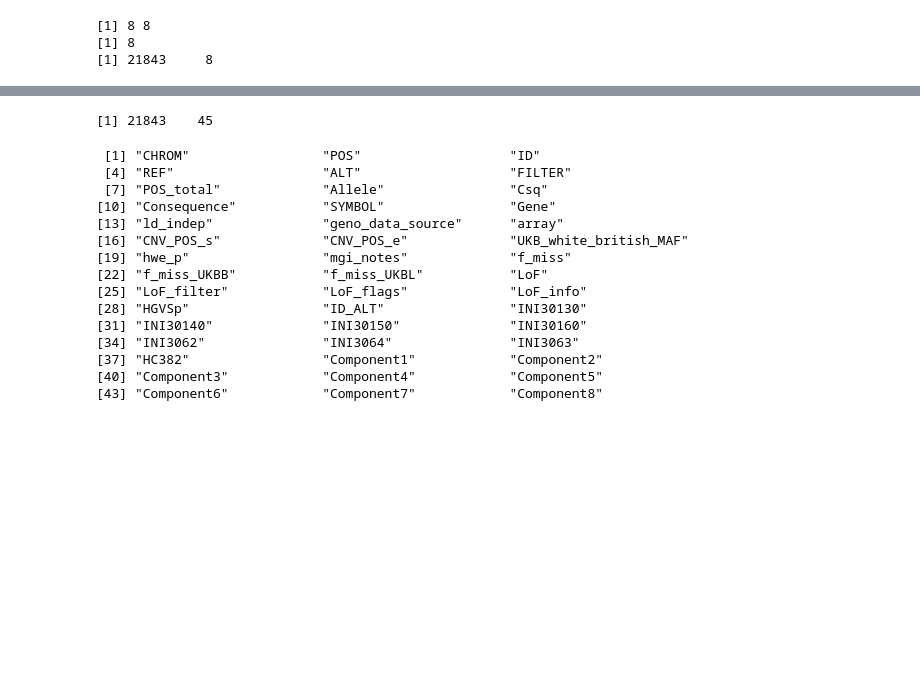
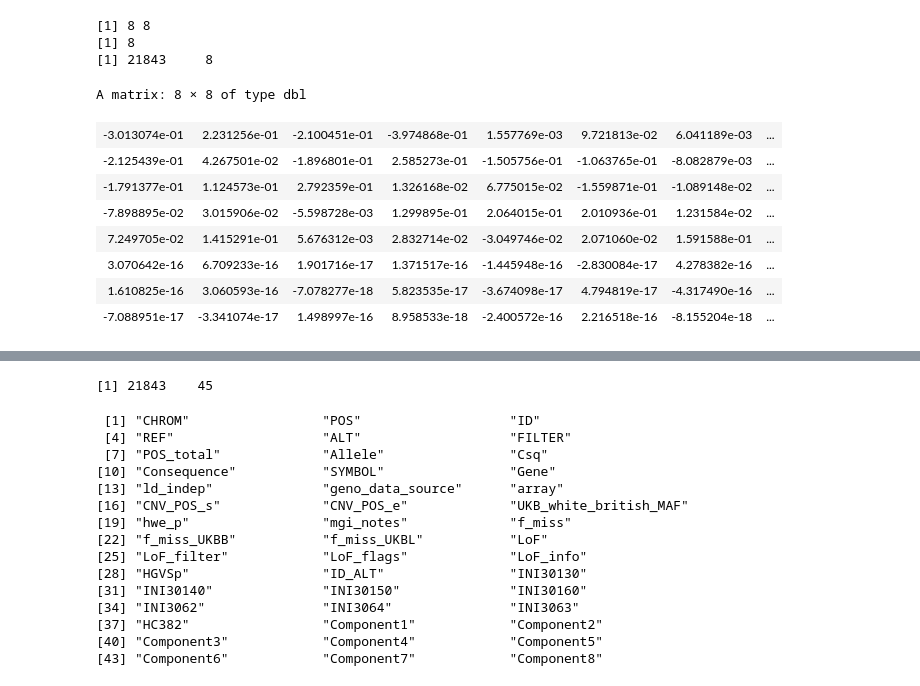
Before and after one commit to rivas-lab/biobank-methods-dev, a Jupyter notebook: notebook/20210422_SRRR/Asthma/1_extract_weights.ipynb, the cells around one changed output, grey strips where cells are left out. Cells and saved outputs as stored; diff of their text form; code cells hidden in the pictures; blank space fills up the shorter version.

```diff
--- a/notebook/20210422_SRRR/Asthma/1_extract_weights.ipynb
+++ b/notebook/20210422_SRRR/Asthma/1_extract_weights.ipynb
@@ -80,3 +68,15 @@ svd_C$v %>% dim() %>% print()
 [1] 8 8
 [1] 8
 [1] 21843     8
+# %%
+svd_C_ud <- (svd_C$u) * (svd_C$d)
+# %% [output]
+A matrix: 8 × 8 of type dbl
+| -3.013074e-01 | 2.231256e-01 | -2.100451e-01 | -3.974868e-01 | 1.557769e-03 | 9.721813e-02 | 6.041189e-03 | ... |
+| -2.125439e-01 | 4.267501e-02 | -1.896801e-01 | 2.585273e-01 | -1.505756e-01 | -1.063765e-01 | -8.082879e-03 | ... |
+| -1.791377e-01 | 1.124573e-01 | 2.792359e-01 | 1.326168e-02 | 6.775015e-02 | -1.559871e-01 | -1.089148e-02 | ... |
+| -7.898895e-02 | 3.015906e-02 | -5.598728e-03 | 1.299895e-01 | 2.064015e-01 | 2.010936e-01 | 1.231584e-02 | ... |
+| 7.249705e-02 | 1.415291e-01 | 5.676312e-03 | 2.832714e-02 | -3.049746e-02 | 2.071060e-02 | 1.591588e-01 | ... |
+| 3.070642e-16 | 6.709233e-16 | 1.901716e-17 | 1.371517e-16 | -1.445948e-16 | -2.830084e-17 | 4.278382e-16 | ... |
+| 1.610825e-16 | 3.060593e-16 | -7.078277e-18 | 5.823535e-17 | -3.674098e-17 | 4.794819e-17 | -4.317490e-16 | ... |
+| -7.088951e-17 | -3.341074e-17 | 1.498997e-16 | 8.958533e-18 | -2.400572e-16 | 2.216518e-16 | -8.155204e-18 | ... |
```
Also changed, not shown: parts of 5 cells of this notebook, 1 other file.
